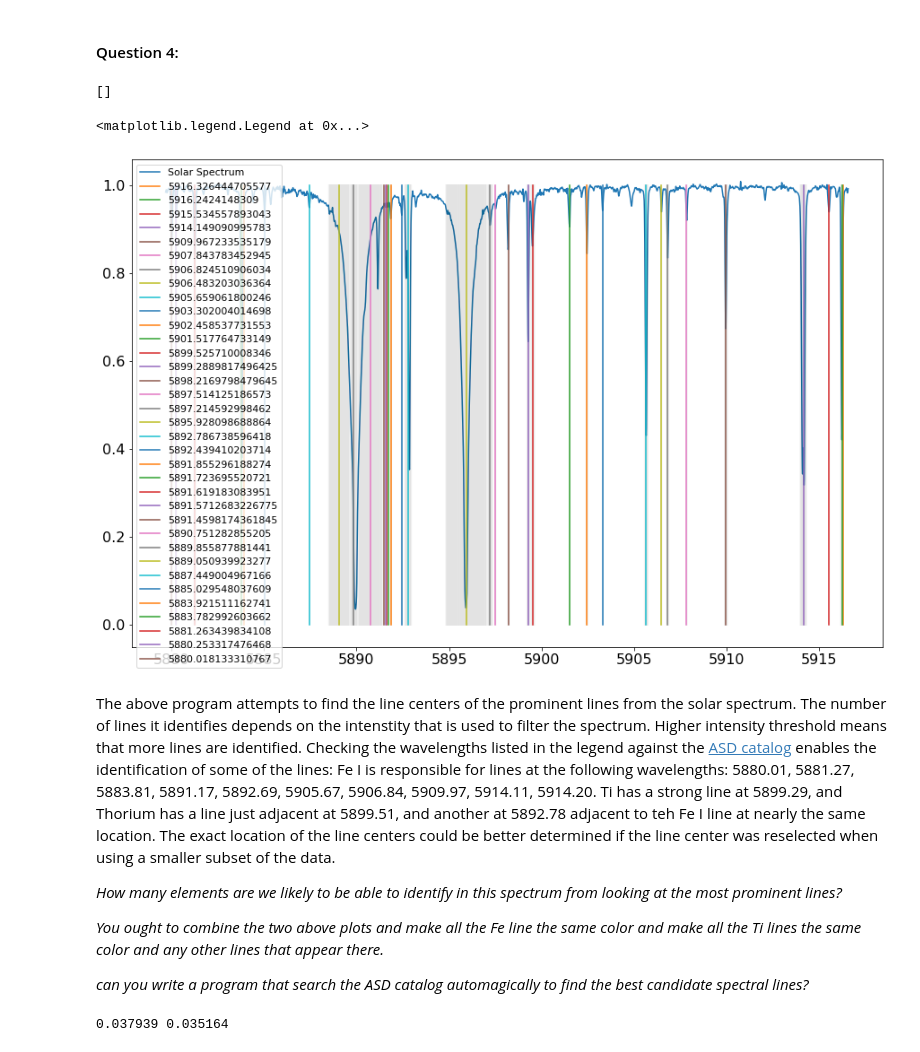
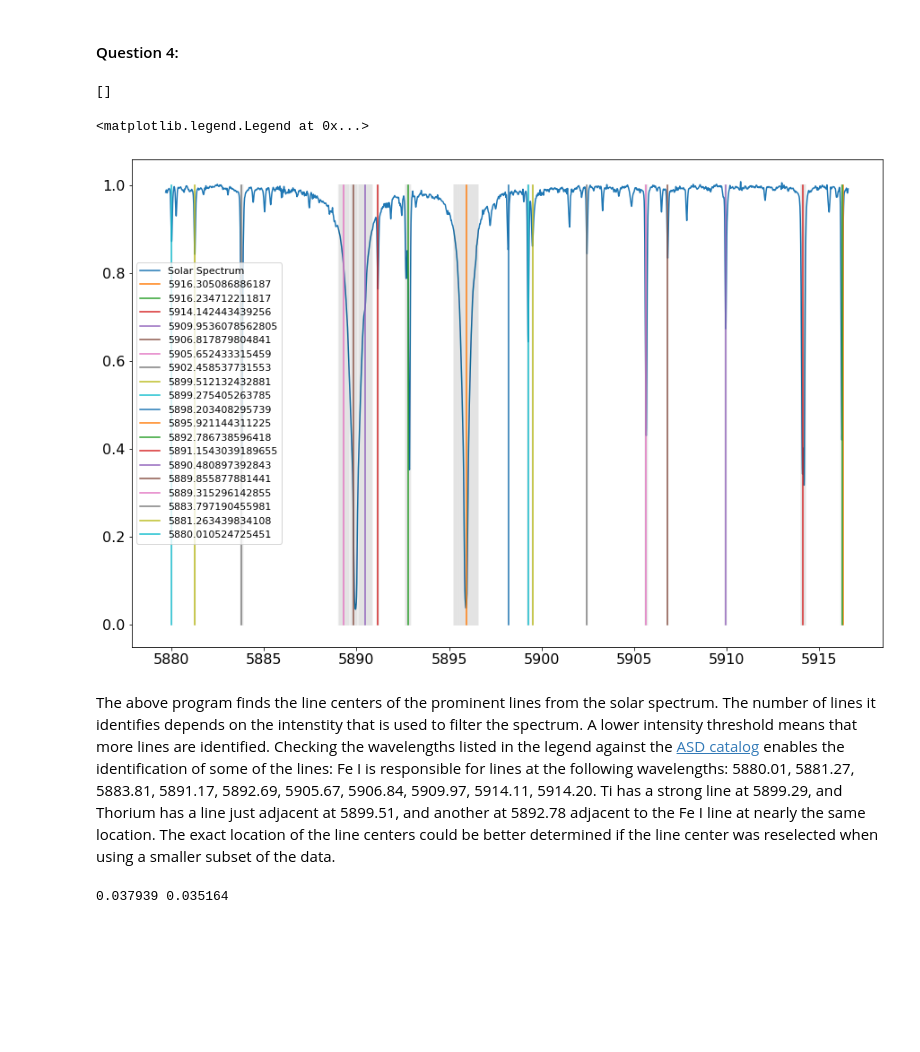
Before and after one commit to cmerrill11/astr-421, a Jupyter notebook: HW3.ipynb, the cells around one changed output. Drawn from its saved outputs; the diff is of its cells as text; code cells hidden in the pictures; blank space fills up the shorter version.

```diff
--- a/HW3.ipynb
+++ b/HW3.ipynb
@@ -102,48 +102,42 @@ Text(0.5, 1.0, 'Solor Spectrum near Na I D lines')
 #### Question 4:
 # %%
 # Identify the wavelengths with intensity below some threshold
-idx_true = data[:, 1] < 0.95
+idx_true = data[:, 1] < 0.90
 
 fig, ax = plt.subplots(1,1, figsize = (15, 10))
 plt.tick_params(labelsize = 16)
 ax.plot(wavelength, intensity, label = "Solar Spectrum")
 
 #Plot all of those wavelengths
 for i in wavelength[idx_true]:
     ax.plot(np.repeat(i, 2), [0, 1], alpha = 0.01, color = 'k')
 
 ends = [0]
 centers = []
 print(centers)
 for i in range(len(wavelength[idx_true])):
     if abs(wavelength[idx_true][i] - wavelength[idx_true][i - 1]) > 0.01:
     # Does math here that gives the index of the middle of the wavelength range
         idx = ends[-1] + (i - ends[-1])/2
         ends.append(i)
         centers.append(int(idx))
     # Get the middle of the very last line
     elif i == len(wavelength[idx_true]) - 1:
         idx = ends[-1] + (i - ends[-1])/2
         ends.append(i)
         centers.append(int(idx))
 
 y = [0, 1]
 for wl in wavelength[idx_true][centers]:
     line = np.repeat(wl, 2)
     ax.plot(line, y, label = str(wl))
 ax.legend(fontsize = 11)
 # %% [output]
 []
 <matplotlib.legend.Legend at 0x...>
-[figure, old version]
+[figure, new version]
 # %% [markdown]
-The above program attempts to find the line centers of the prominent lines from the solar spectrum. The number of lines it identifies depends on the intenstity that is used to filter the spectrum. Higher intensity threshold means that more lines are identified. Checking the wavelengths listed in the legend against the [ASD catalog](https://physics.nist.gov/cgi-bin/ASD/lines1.pl?spectra=&limits_type=0&low_w=5880&upp_w=5920&unit=0&submit=Retrieve+Data&de=0&format=0&line_out=0&en_unit=0&output=0&bibrefs=1&page_size=15&show_obs_wl=1&show_calc_wl=1&unc_out=1&order_out=0&max_low_enrg=&show_av=2&max_upp_enrg=&tsb_value=0&min_str=&A_out=0&intens_out=on&max_str=&allowed_out=1&forbid_out=1&min_accur=&min_intens=&conf_out=on&term_out=on&enrg_out=on&J_out=on) enables the identification of some of the lines: Fe I is responsible for lines at the following wavelengths: 5880.01, 5881.27, 5883.81, 5891.17, 5892.69, 5905.67, 5906.84, 5909.97, 5914.11, 5914.20. Ti has a strong line at 5899.29, and Thorium has a line just adjacent at 5899.51, and another at 5892.78 adjacent to teh Fe I line at nearly the same location. The exact location of the line centers could be better determined if the line center was reselected when using a smaller subset of the data.
-
-*How many elements are we likely to be able to identify in this spectrum from looking at the most prominent lines?*
-
-*You ought to combine the two above plots and make all the Fe line the same color and make all the Ti lines the same color and any other lines that appear there.*
-
-*can you write a program that search the ASD catalog automagically to find the best candidate spectral lines?*
+The above program finds the line centers of the prominent lines from the solar spectrum. The number of lines it identifies depends on the intenstity that is used to filter the spectrum. A lower intensity threshold means that more lines are identified. Checking the wavelengths listed in the legend against the [ASD catalog](https://physics.nist.gov/cgi-bin/ASD/lines1.pl?spectra=&limits_type=0&low_w=5880&upp_w=5920&unit=0&submit=Retrieve+Data&de=0&format=0&line_out=0&en_unit=0&output=0&bibrefs=1&page_size=15&show_obs_wl=1&show_calc_wl=1&unc_out=1&order_out=0&max_low_enrg=&show_av=2&max_upp_enrg=&tsb_value=0&min_str=&A_out=0&intens_out=on&max_str=&allowed_out=1&forbid_out=1&min_accur=&min_intens=&conf_out=on&term_out=on&enrg_out=on&J_out=on) enables the identification of some of the lines: Fe I is responsible for lines at the following wavelengths: 5880.01, 5881.27, 5883.81, 5891.17, 5892.69, 5905.67, 5906.84, 5909.97, 5914.11, 5914.20. Ti has a strong line at 5899.29, and Thorium has a line just adjacent at 5899.51, and another at 5892.78 adjacent to the Fe I line at nearly the same location. The exact location of the line centers could be better determined if the line center was reselected when using a smaller subset of the data.
 # %%
 # Plot a subset of the spectrum around the Na I D lines
 subset = [abs(wavelength - na1d1[0]) < 2, abs(wavelength - na1d2[0]) < 2]
```
Also changed, not shown: parts of 8 cells of this notebook.
